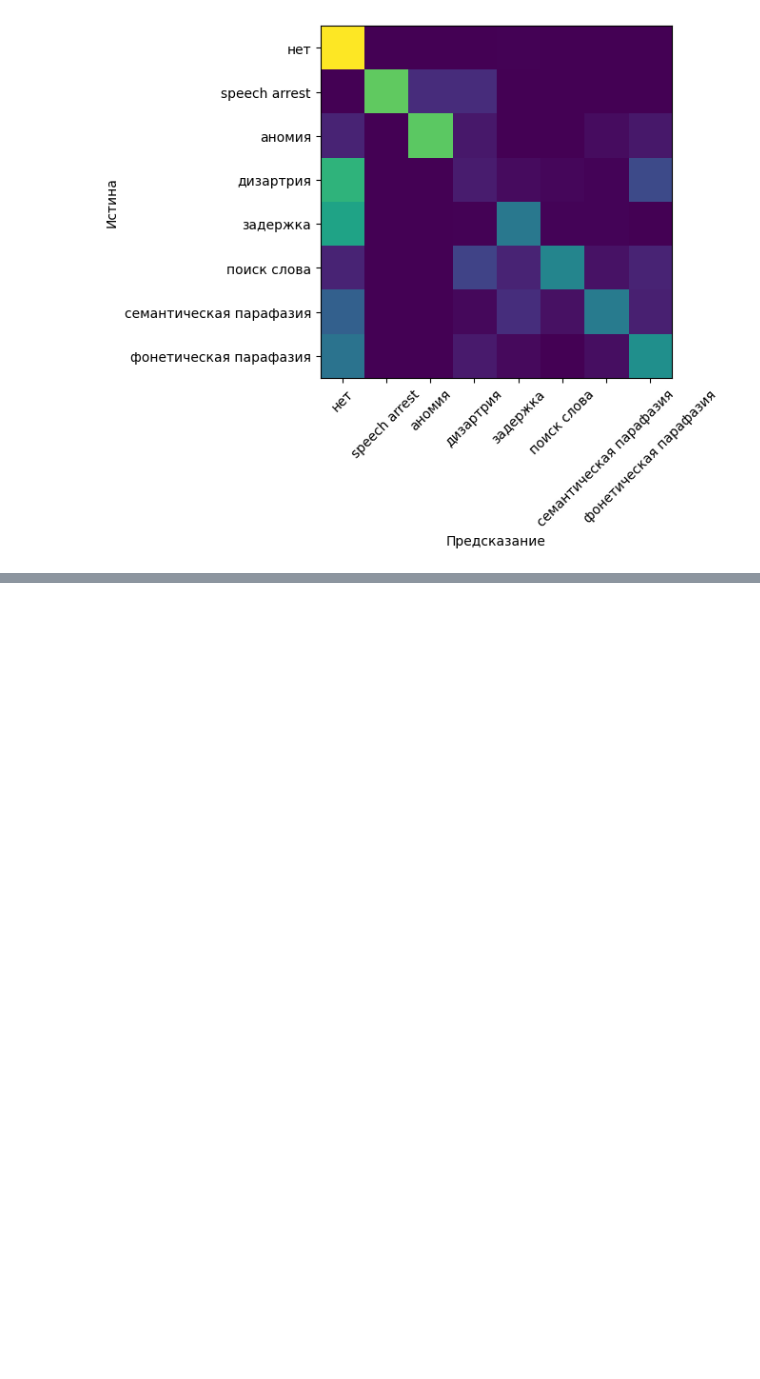
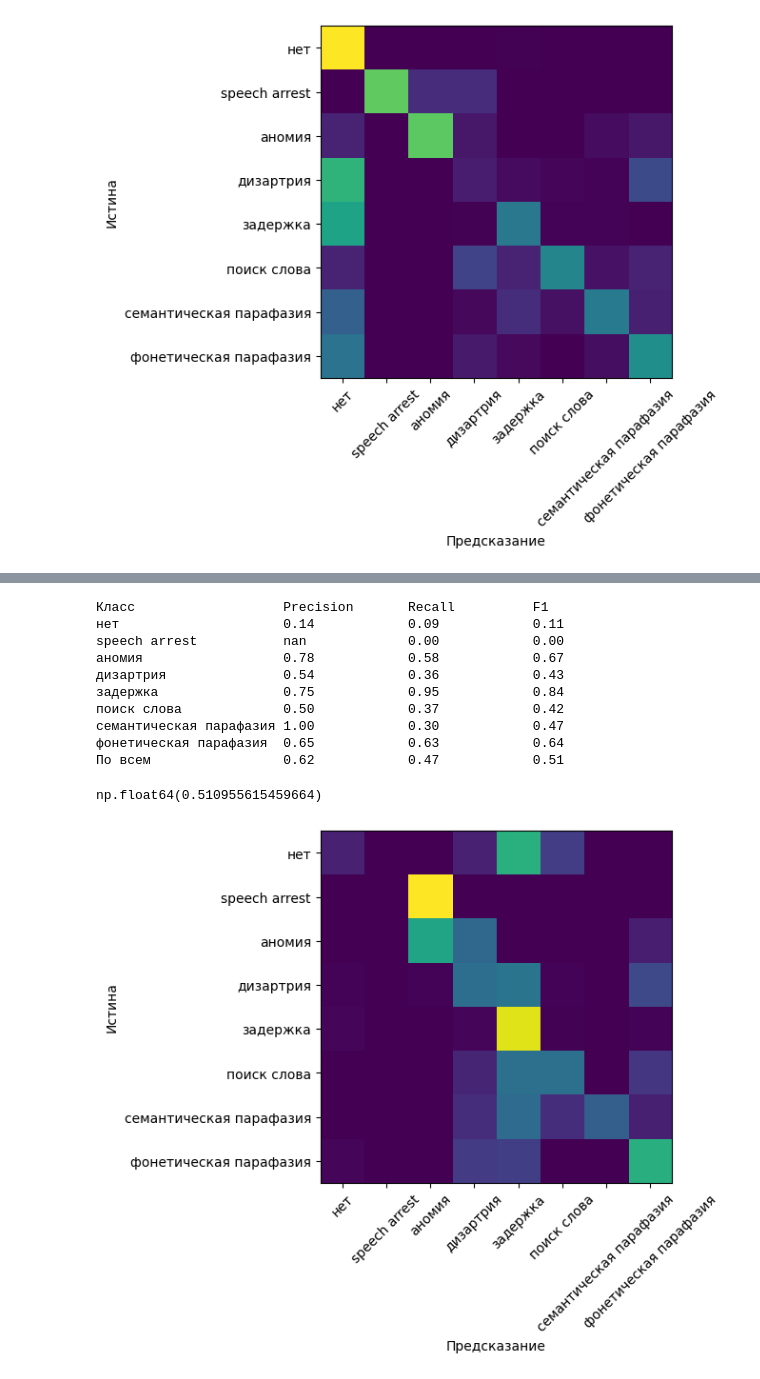
Before and after one commit to vmgorelikov/Automated-Classification-of-Language-Eloquent-Areas-in-Neurotypical-Individuals, a Jupyter notebook: notebooks/final_evaluations.ipynb, the cells around one changed output, grey strips where cells are left out. Drawn from its saved outputs; the diff is of its cells as text; code cells hidden in the pictures; blank space fills up the shorter version.

```diff
--- a/notebooks/final_evaluations.ipynb
+++ b/notebooks/final_evaluations.ipynb
@@ -224,0 +267,17 @@ np.float64(0.5847781602138662)
+# %%
+evaluate(RandomForestClassifier(random_state=SEED),
+                        (train_X_T, train_y_T),
+                        (test_X_T, test_y_T))
+# %% [output]
+Класс                   Precision       Recall          F1
+нет                     0.14            0.09            0.11
+speech arrest           nan             0.00            0.00
+аномия                  0.78            0.58            0.67
+дизартрия               0.54            0.36            0.43
+задержка                0.75            0.95            0.84
+поиск слова             0.50            0.37            0.42
+семантическая парафазия 1.00            0.30            0.47
+фонетическая парафазия  0.65            0.63            0.64
+По всем                 0.62            0.47            0.51
+np.float64(0.510955615459664)
+[figure, added]
```
Also changed, not shown: parts of 10 cells of this notebook.
